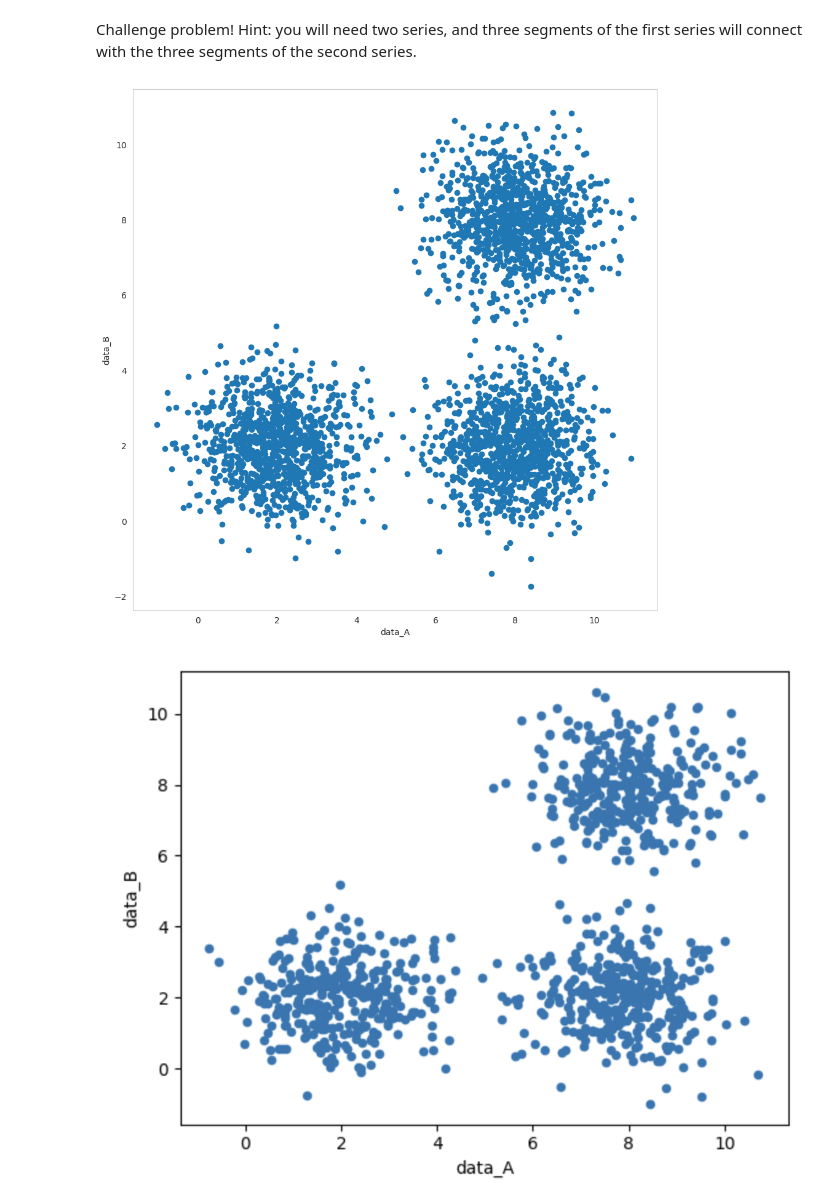
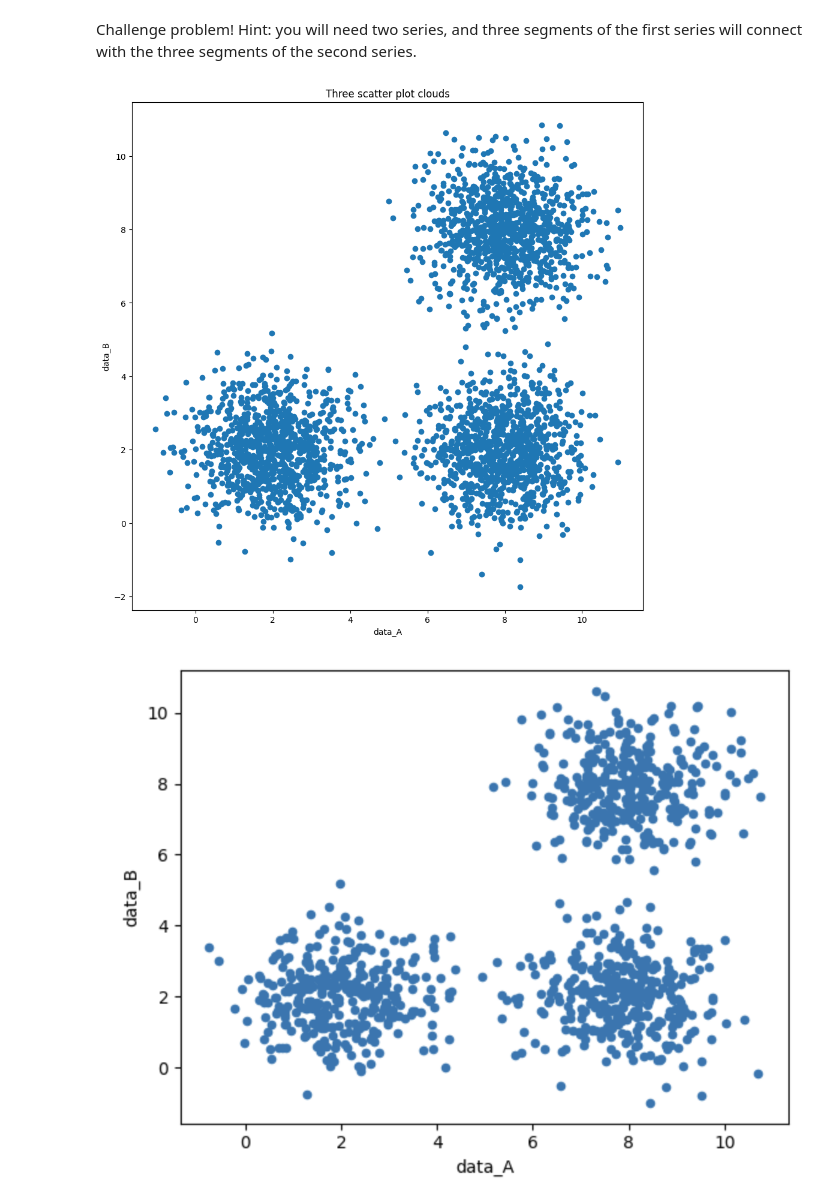
Before and after one commit to Jbaner/Module-B-semester-2, a Jupyter notebook: Week5-concealed-answer.ipynb, the cells around one changed output. Saved outputs shown, nothing was run; the diff lists cells and outputs as text; code cells hidden in the pictures.

```diff
--- a/Week5-concealed-answer.ipynb
+++ b/Week5-concealed-answer.ipynb
@@ -202,29 +212,30 @@ Challenge problem!  Hint: you will need two series, and three segments of the fi
 # %%
 num_points = 1000
 np.random.seed(0)
 
 #data cluster1
 x1 = np.random.normal(2,1.0, num_points)
 y1 = np.random.normal(2,1.0, num_points)
 
 #data cluster2
 x2=np.random.normal(8,1.0, num_points)
 y2=np.random.normal(2,1.0, num_points)
 
 #data cluster3
 x3=np.random.normal(8,1.0, num_points)
 y3=np.random.normal(8,1.0, num_points)
 
 data_A=np.concatenate([x1,x2,x3])
 data_B=np.concatenate([y1,y2,y3])
 plt.figure(figsize=(11,11))
 plt.scatter(data_A,data_B)
 plt.xlabel("data_A")
 plt.ylabel("data_B")
-plt.grid(None)
+plt.title("Three scatter plot clouds")
+
 plt.show()
 # %% [output]
-[figure, old version]
+[figure, new version]
 # %%
 #from IPython.display import Image
 #Image("threeclouds.png")
```
Also changed, not shown: parts of 3 cells of this notebook.
